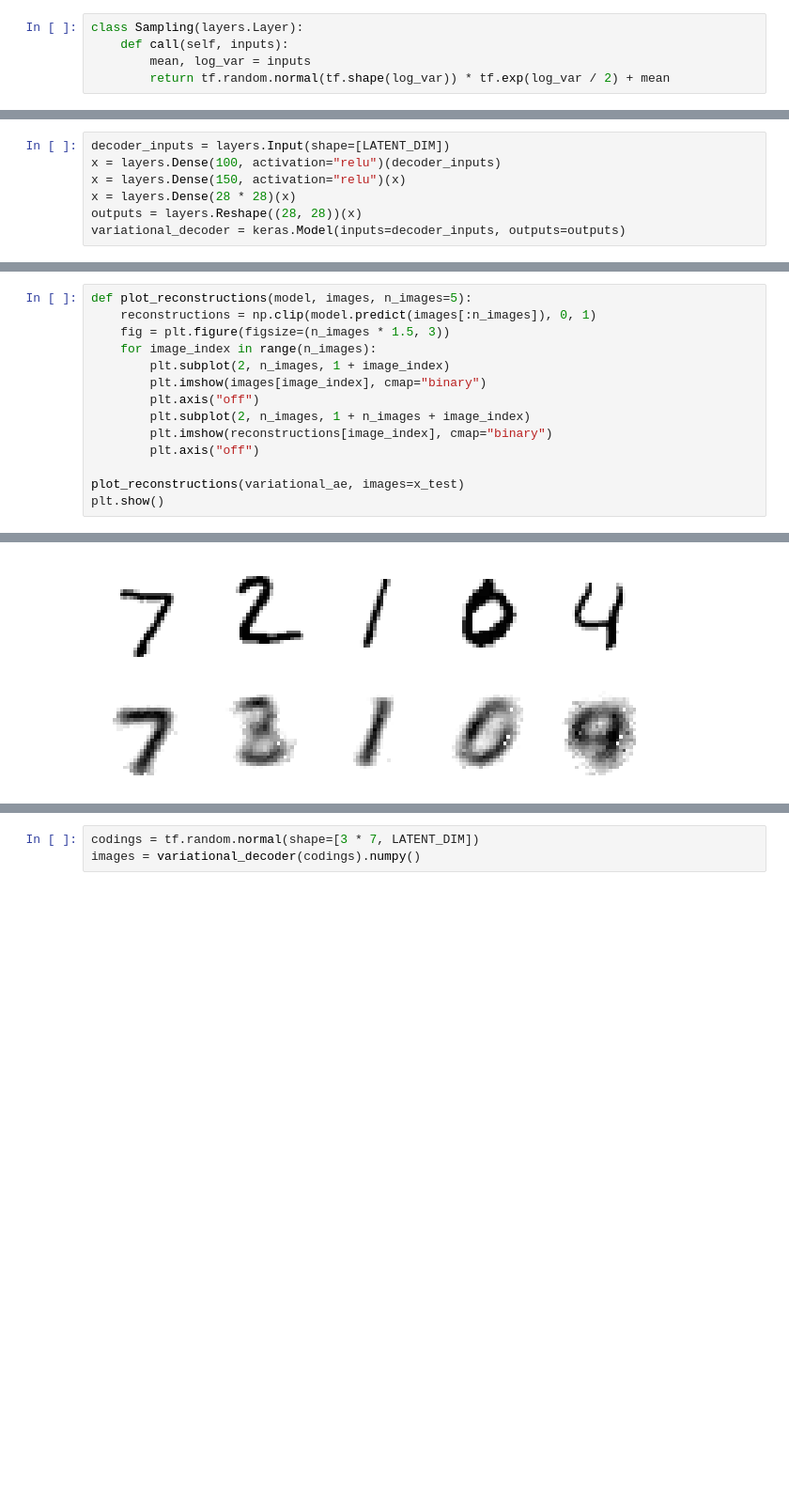
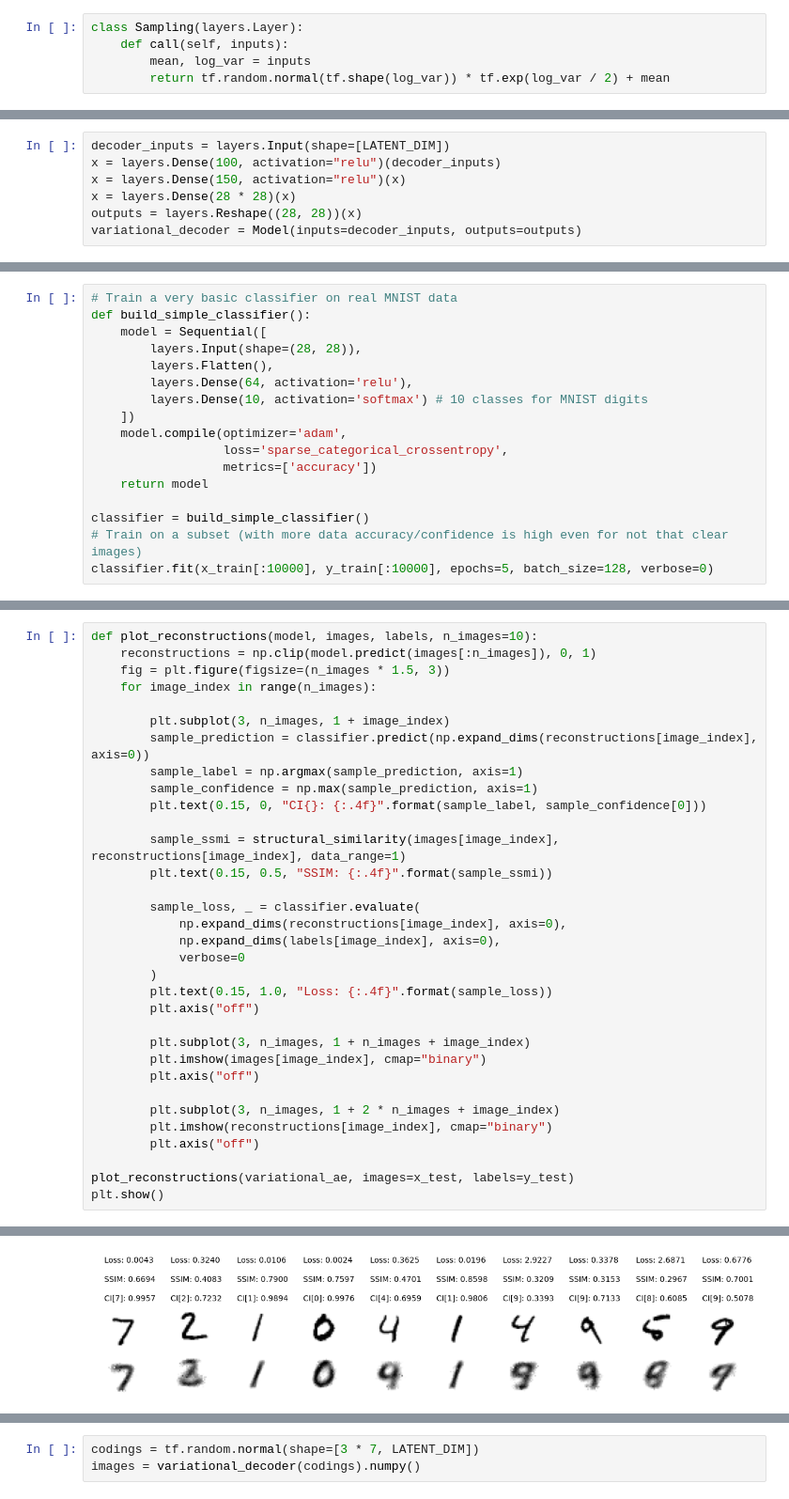
Before and after one commit to MartinRajniak/hands-on-ml-exercises, a Jupyter notebook: 17_autoencoders_gans_and_diffusion_models/11_variational_autoencoder_basic.ipynb, the cells around one changed output, grey strips where cells are left out. Shown at 94% size. Saved outputs shown, nothing was run; the diff lists cells and outputs as text; blank space fills up the shorter version.

Commit message:
Add some more metrics to evaluate performance of VAE

```diff
--- a/17_autoencoders_gans_and_diffusion_models/11_variational_autoencoder_basic.ipynb
+++ b/17_autoencoders_gans_and_diffusion_models/11_variational_autoencoder_basic.ipynb
@@ -44,4 +75,4 @@ x = layers.Dense(100, activation="relu")(decoder_inputs)
 x = layers.Dense(150, activation="relu")(x)
 x = layers.Dense(28 * 28)(x)
 outputs = layers.Reshape((28, 28))(x)
-variational_decoder = keras.Model(inputs=decoder_inputs, outputs=outputs)
+variational_decoder = Model(inputs=decoder_inputs, outputs=outputs)
@@ -165,0 +241,17 @@ plt.show()
+# %%
+# Train a very basic classifier on real MNIST data
+def build_simple_classifier():
+    model = Sequential([
+        layers.Input(shape=(28, 28)),
+        layers.Flatten(),
+        layers.Dense(64, activation='relu'),
+        layers.Dense(10, activation='softmax') # 10 classes for MNIST digits
+    ])
+    model.compile(optimizer='adam',
+                  loss='sparse_categorical_crossentropy',
+                  metrics=['accuracy'])
+    return model
+
+classifier = build_simple_classifier()
+# Train on a subset (with more data accuracy/confidence is high even for not that clear images)
+classifier.fit(x_train[:10000], y_train[:10000], epochs=5, batch_size=128, verbose=0)
@@ -166,15 +260,34 @@ plt.show()
 # %%
-def plot_reconstructions(model, images, n_images=5):
+def plot_reconstructions(model, images, labels, n_images=10):
     reconstructions = np.clip(model.predict(images[:n_images]), 0, 1)
     fig = plt.figure(figsize=(n_images * 1.5, 3))
     for image_index in range(n_images):
-        plt.subplot(2, n_images, 1 + image_index)
+
+        plt.subplot(3, n_images, 1 + image_index)
+        sample_prediction = classifier.predict(np.expand_dims(reconstructions[image_index], axis=0))
+        sample_label = np.argmax(sample_prediction, axis=1)
+        sample_confidence = np.max(sample_prediction, axis=1)
+        plt.text(0.15, 0, "CI{}: {:.4f}".format(sample_label, sample_confidence[0]))
+
+        sample_ssmi = structural_similarity(images[image_index], reconstructions[image_index], data_range=1)
+        plt.text(0.15, 0.5, "SSIM: {:.4f}".format(sample_ssmi))
+
+        sample_loss, _ = classifier.evaluate(
+            np.expand_dims(reconstructions[image_index], axis=0),
+            np.expand_dims(labels[image_index], axis=0),
+            verbose=0
+        )
+        plt.text(0.15, 1.0, "Loss: {:.4f}".format(sample_loss))
+        plt.axis("off")
+
+        plt.subplot(3, n_images, 1 + n_images + image_index)
         plt.imshow(images[image_index], cmap="binary")
         plt.axis("off")
-        plt.subplot(2, n_images, 1 + n_images + image_index)
+
+        plt.subplot(3, n_images, 1 + 2 * n_images + image_index)
         plt.imshow(reconstructions[image_index], cmap="binary")
         plt.axis("off")
 
-plot_reconstructions(variational_ae, images=x_test)
+plot_reconstructions(variational_ae, images=x_test, labels=y_test)
 plt.show()
 # %% [output]
@@ -182 +305 @@ plt.show()
-[figure, old version]
+[figure, new version]
```
Also changed, not shown: parts of 40 cells of this notebook.
